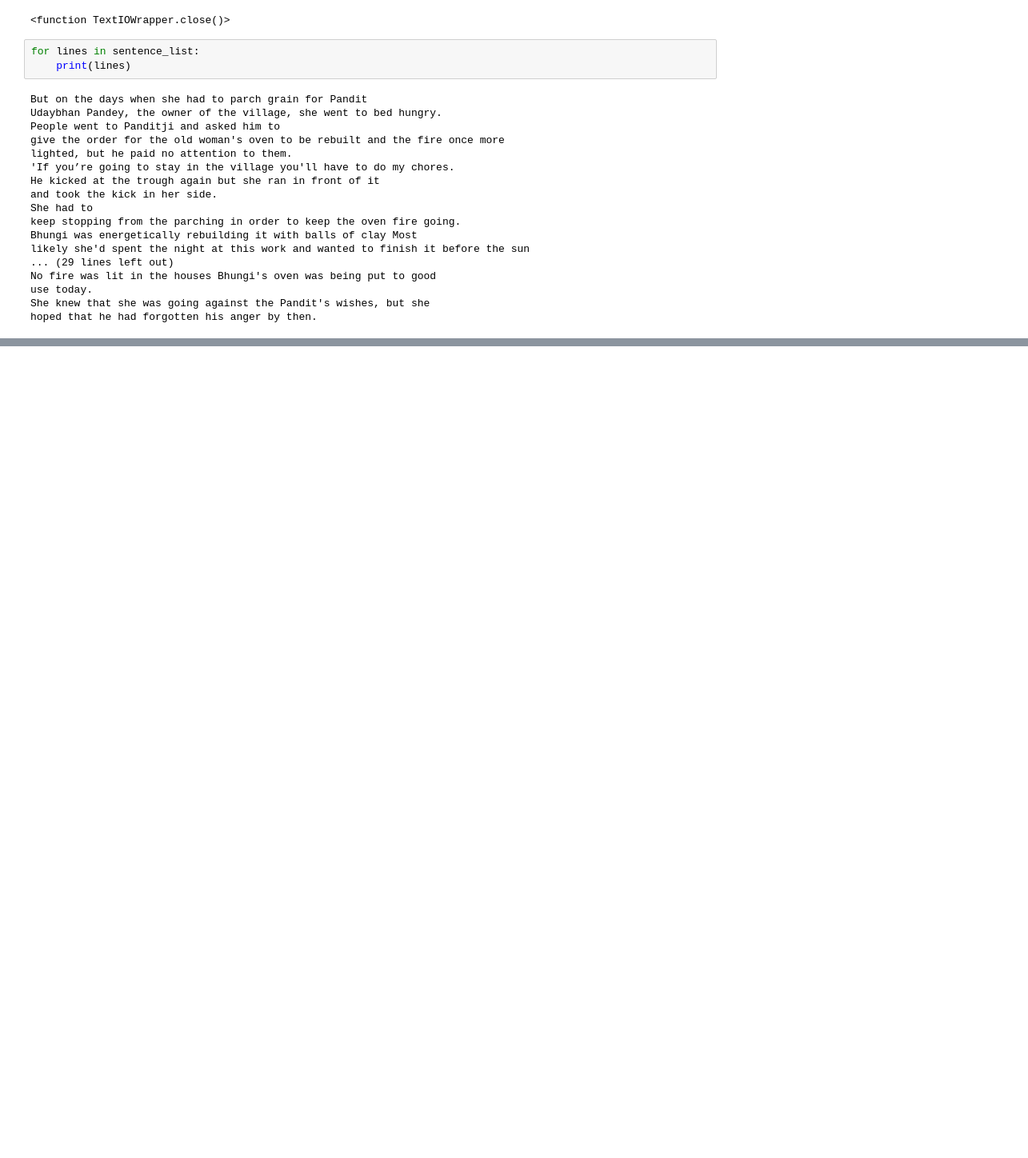
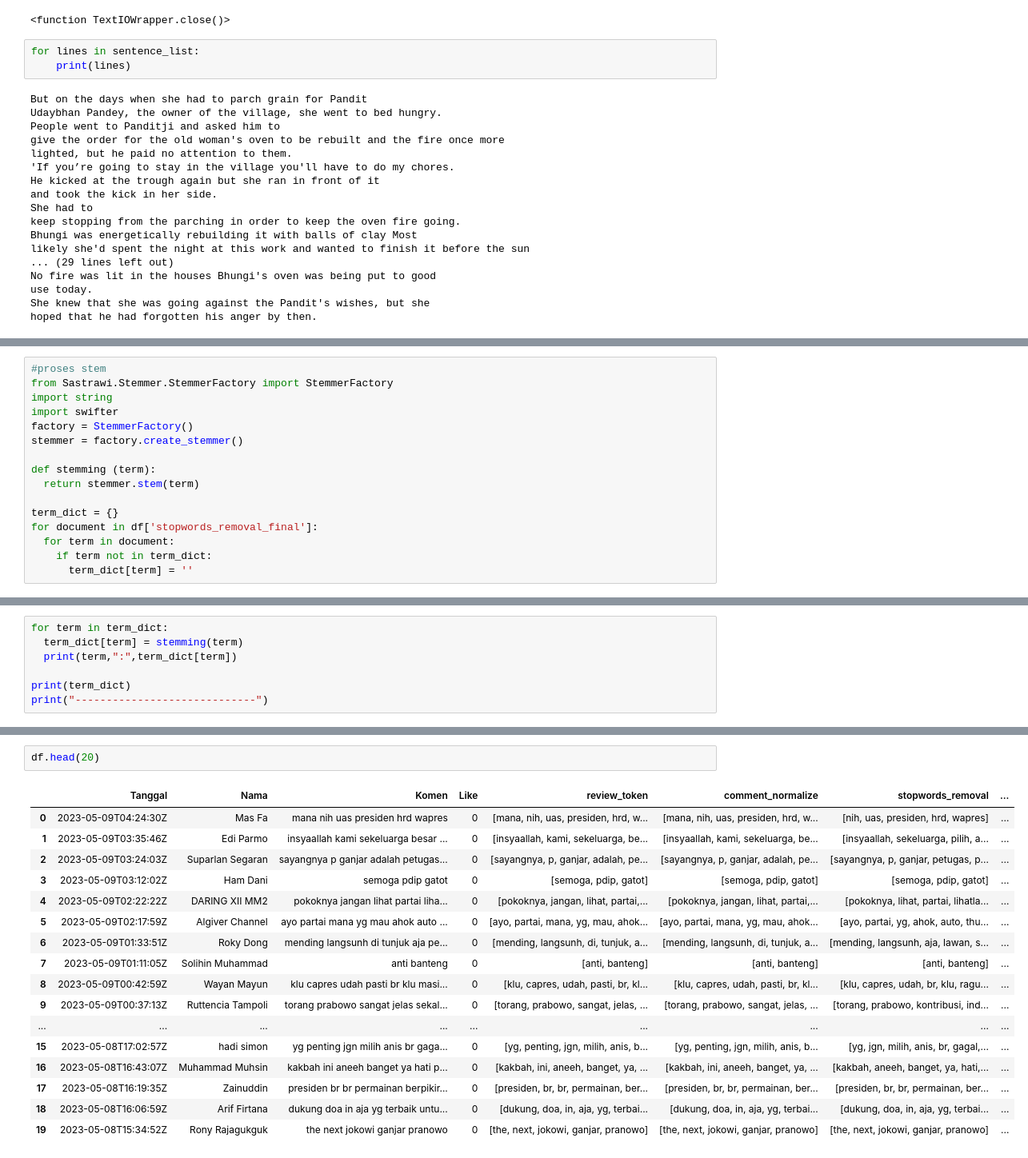
Before and after one commit to Nurul-Faizah/prosaindata, a Jupyter notebook: _sources/notebooks.ipynb, the cells around one changed output, grey strips where cells are left out. Shown at 80% size. Cells and saved outputs as stored; diff of their text form; blank space fills up the shorter version.

```diff
--- a/_sources/notebooks.ipynb
+++ b/_sources/notebooks.ipynb
@@ -1768,0 +2163,16 @@ hoped that he had forgotten his anger by then.
+# %%
+#proses stem
+from Sastrawi.Stemmer.StemmerFactory import StemmerFactory
+import string
+import swifter
+factory = StemmerFactory()
+stemmer = factory.create_stemmer()
+
+def stemming (term):
+  return stemmer.stem(term)
+
+term_dict = {}
+for document in df['stopwords_removal_final']:
+  for term in document:
+    if term not in term_dict:
+      term_dict[term] = ''
@@ -1768,0 +2185,7 @@ hoped that he had forgotten his anger by then.
+# %%
+for term in term_dict:
+  term_dict[term] = stemming(term)
+  print(term,":",term_dict[term])
+
+print(term_dict)
+print("-----------------------------")
@@ -1768,0 +2230,20 @@ hoped that he had forgotten his anger by then.
+# %%
+df.head(20)
+# %% [output]
+|  | Tanggal | Nama | Komen | Like | review_token | comment_normalize | stopwords_removal | ... |
+| 0 | 2023-05-09T04:24:30Z | Mas Fa | mana nih uas presiden hrd wapres | 0 | [mana, nih, uas, presiden, hrd, w... | [mana, nih, uas, presiden, hrd, w... | [nih, uas, presiden, hrd, wapres] | ... |
+| 1 | 2023-05-09T03:35:46Z | Edi Parmo | insyaallah kami sekeluarga besar ... | 0 | [insyaallah, kami, sekeluarga, be... | [insyaallah, kami, sekeluarga, be... | [insyaallah, sekeluarga, pilih, a... | ... |
+| 2 | 2023-05-09T03:24:03Z | Suparlan Segaran | sayangnya p ganjar adalah petugas... | 0 | [sayangnya, p, ganjar, adalah, pe... | [sayangnya, p, ganjar, adalah, pe... | [sayangnya, p, ganjar, petugas, p... | ... |
+| 3 | 2023-05-09T03:12:02Z | Ham Dani | semoga pdip gatot | 0 | [semoga, pdip, gatot] | [semoga, pdip, gatot] | [semoga, pdip, gatot] | ... |
+| 4 | 2023-05-09T02:22:22Z | DARING XII MM2 | pokoknya jangan lihat partai liha... | 0 | [pokoknya, jangan, lihat, partai,... | [pokoknya, jangan, lihat, partai,... | [pokoknya, lihat, partai, lihatla... | ... |
+| 5 | 2023-05-09T02:17:59Z | Algiver Channel | ayo partai mana yg mau ahok auto ... | 0 | [ayo, partai, mana, yg, mau, ahok... | [ayo, partai, mana, yg, mau, ahok... | [ayo, partai, yg, ahok, auto, thu... | ... |
+| 6 | 2023-05-09T01:33:51Z | Roky Dong | mending langsunh di tunjuk aja pe... | 0 | [mending, langsunh, di, tunjuk, a... | [mending, langsunh, di, tunjuk, a... | [mending, langsunh, aja, lawan, s... | ... |
+| 7 | 2023-05-09T01:11:05Z | Solihin Muhammad | anti banteng | 0 | [anti, banteng] | [anti, banteng] | [anti, banteng] | ... |
+| 8 | 2023-05-09T00:42:59Z | Wayan Mayun | klu capres udah pasti br klu masi... | 0 | [klu, capres, udah, pasti, br, kl... | [klu, capres, udah, pasti, br, kl... | [klu, capres, udah, br, klu, ragu... | ... |
+| 9 | 2023-05-09T00:37:13Z | Ruttencia Tampoli | torang prabowo sangat jelas sekal... | 0 | [torang, prabowo, sangat, jelas, ... | [torang, prabowo, sangat, jelas, ... | [torang, prabowo, kontribusi, ind... | ... |
+| ... | ... | ... | ... | ... | ... | ... | ... | ... |
+| 15 | 2023-05-08T17:02:57Z | hadi simon | yg penting jgn milih anis br gaga... | 0 | [yg, penting, jgn, milih, anis, b... | [yg, penting, jgn, milih, anis, b... | [yg, jgn, milih, anis, br, gagal,... | ... |
+| 16 | 2023-05-08T16:43:07Z | Muhammad Muhsin | kakbah ini aneeh banget ya hati p... | 0 | [kakbah, ini, aneeh, banget, ya, ... | [kakbah, ini, aneeh, banget, ya, ... | [kakbah, aneeh, banget, ya, hati,... | ... |
+| 17 | 2023-05-08T16:19:35Z | Zainuddin | presiden br br permainan berpikir... | 0 | [presiden, br, br, permainan, ber... | [presiden, br, br, permainan, ber... | [presiden, br, br, permainan, ber... | ... |
+| 18 | 2023-05-08T16:06:59Z | Arif Firtana | dukung doa in aja yg terbaik untu... | 0 | [dukung, doa, in, aja, yg, terbai... | [dukung, doa, in, aja, yg, terbai... | [dukung, doa, in, aja, yg, terbai... | ... |
+| 19 | 2023-05-08T15:34:52Z | Rony Rajagukguk | the next jokowi ganjar pranowo | 0 | [the, next, jokowi, ganjar, pranowo] | [the, next, jokowi, ganjar, pranowo] | [the, next, jokowi, ganjar, pranowo] | ... |
```
Also changed, not shown: parts of 48 cells of this notebook, 10 other files.
